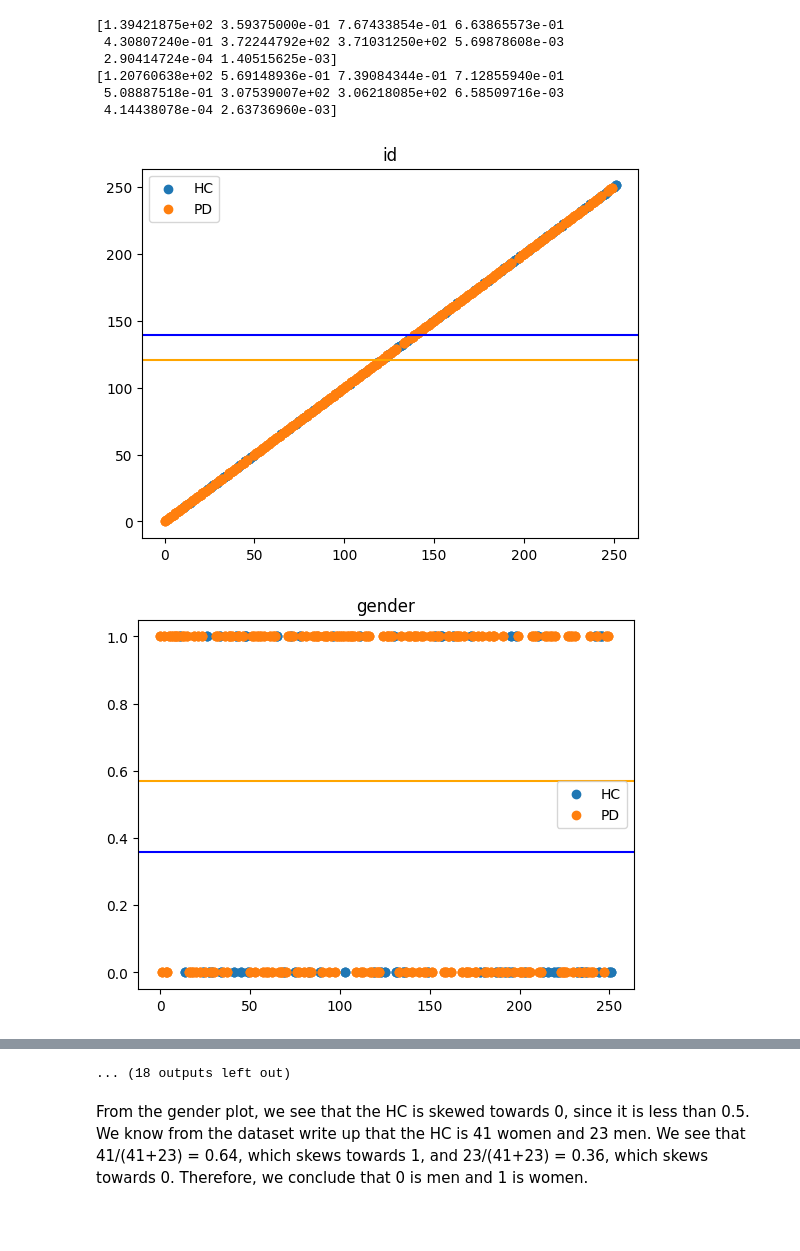
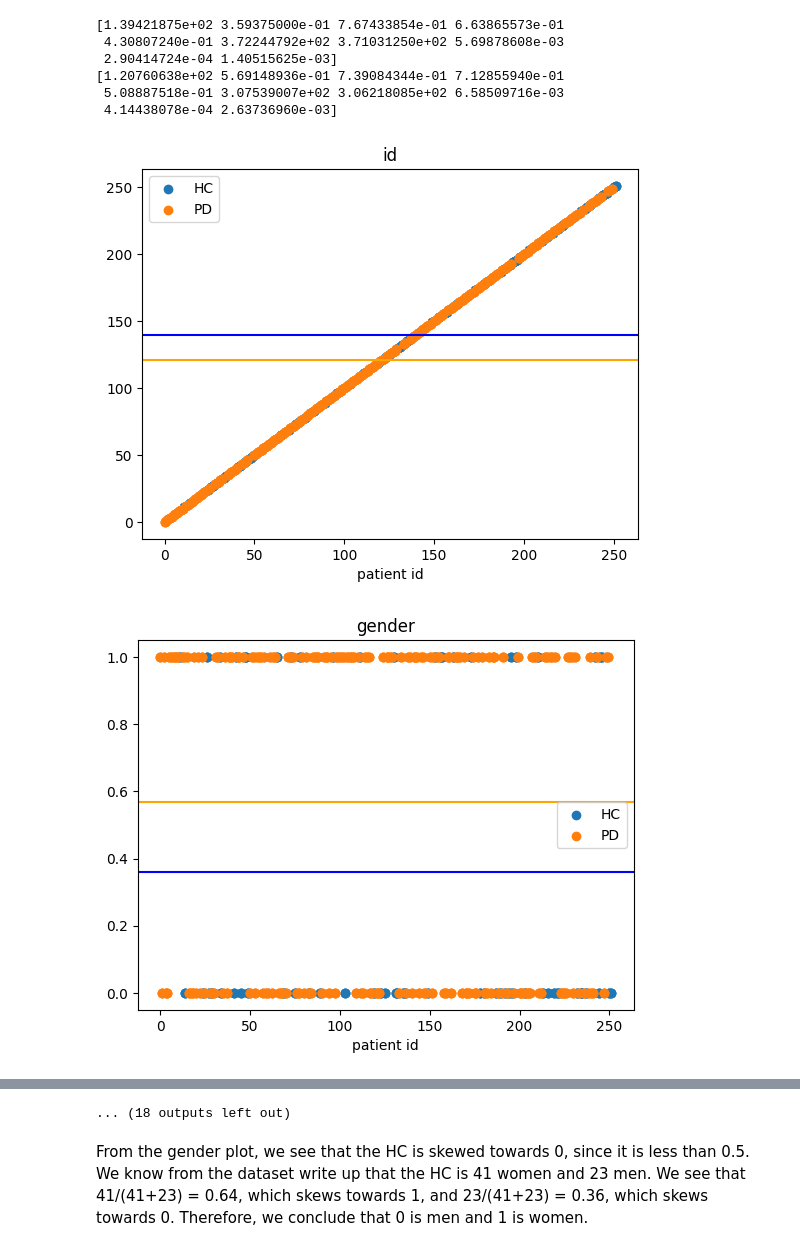
Before and after one commit to cgpayne/parkinsons_audetector, a Jupyter notebook: notebooks/visualization.ipynb, the cells around one changed output, grey strips where cells are left out. Cells and saved outputs as stored; diff of their text form; code cells hidden in the pictures; blank space fills up the shorter version.

```diff
--- a/notebooks/visualization.ipynb
+++ b/notebooks/visualization.ipynb
@@ -107,14 +107,15 @@ print(dfPD_mean.values[:10])
 # %%
 for feature in df.columns[:30]:
     plt.figure()
     plt.scatter(dfHC['id'], dfHC[feature], label='HC')
     plt.axhline(y=dfHC[feature].mean(), color='blue')
     plt.scatter(dfPD['id'], dfPD[feature], label='PD')
     plt.axhline(y=dfPD[feature].mean(), color='orange')
     plt.title(feature)
+    plt.xlabel("patient id")
     plt.legend()
     plt.show()
     plt.close()
 # %% [output]
-[figure, old version]
+[figure, new version]
-[figure, old version]
+[figure, new version]
```
Also changed, not shown: parts of 1 cell of this notebook, 5 other files.
